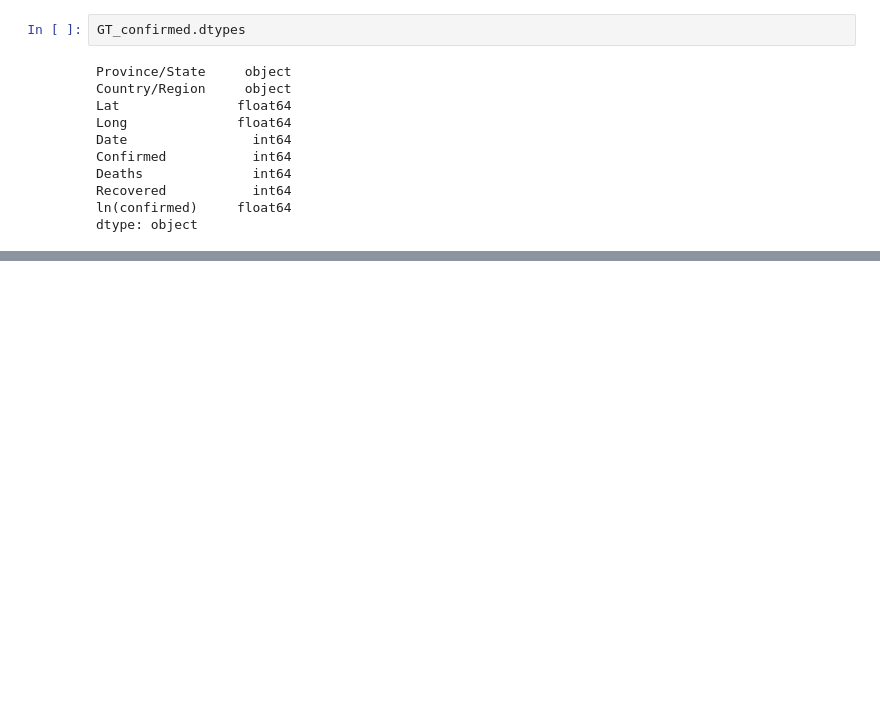
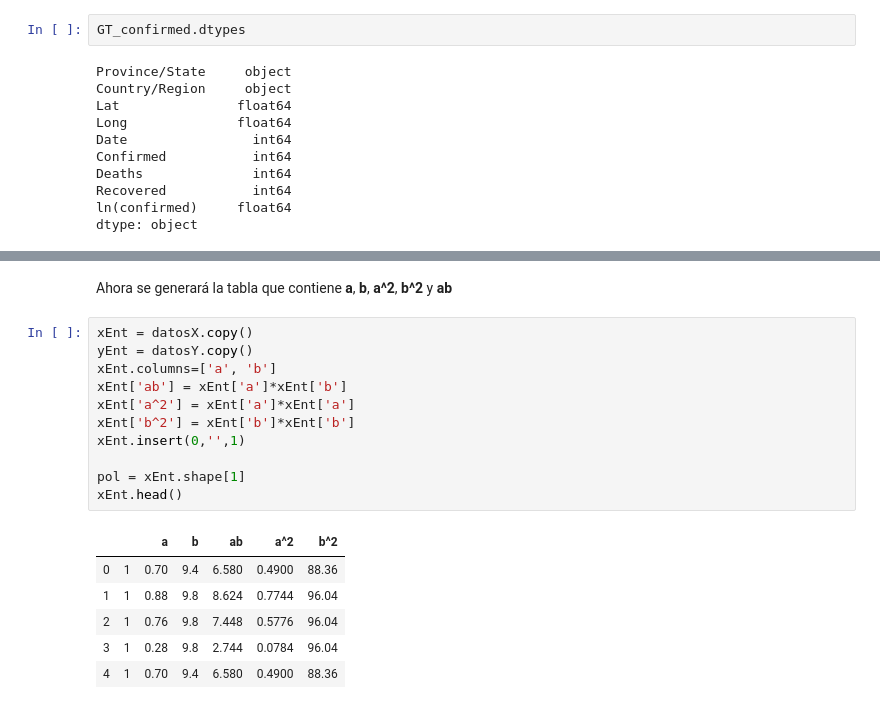
Before and after one commit to dvallesc/practica2-StadisticalLearning, a Jupyter notebook: FeatureEngineering-Tarea2-Diego_Valle.ipynb, the cells around one changed output, grey strips where cells are left out. Saved outputs shown, nothing was run; the diff lists cells and outputs as text; blank space fills up the shorter version.

```diff
--- a/FeatureEngineering-Tarea2-Diego_Valle.ipynb
+++ b/FeatureEngineering-Tarea2-Diego_Valle.ipynb
@@ -113,0 +145,20 @@ dtype: object
+# %% [markdown]
+Ahora se generará la tabla que contiene **a**, **b**, **a^2**, **b^2** y **ab**
+# %%
+xEnt = datosX.copy()
+yEnt = datosY.copy()
+xEnt.columns=['a', 'b']
+xEnt['ab'] = xEnt['a']*xEnt['b']
+xEnt['a^2'] = xEnt['a']*xEnt['a']
+xEnt['b^2'] = xEnt['b']*xEnt['b']
+xEnt.insert(0,'',1)
+
+pol = xEnt.shape[1]
+xEnt.head()
+# %% [output]
+|  |  | a | b | ab | a^2 | b^2 |
+| 0 | 1 | 0.70 | 9.4 | 6.580 | 0.4900 | 88.36 |
+| 1 | 1 | 0.88 | 9.8 | 8.624 | 0.7744 | 96.04 |
+| 2 | 1 | 0.76 | 9.8 | 7.448 | 0.5776 | 96.04 |
+| 3 | 1 | 0.28 | 9.8 | 2.744 | 0.0784 | 96.04 |
+| 4 | 1 | 0.70 | 9.4 | 6.580 | 0.4900 | 88.36 |
```
Also changed, not shown: parts of 8 cells of this notebook.
